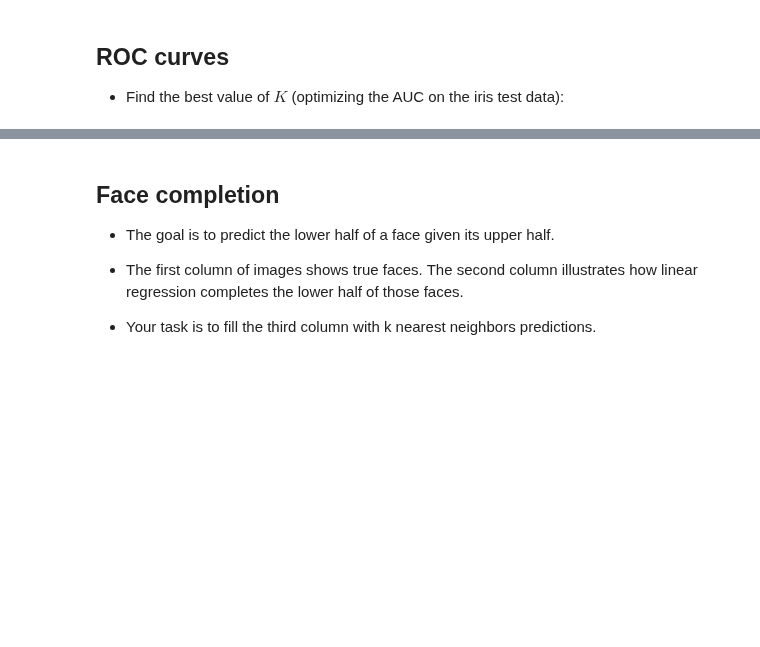
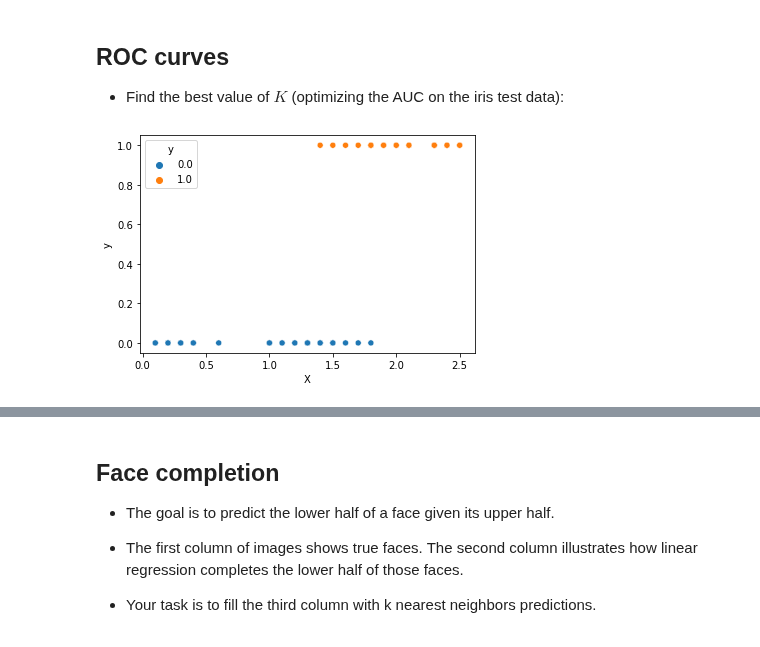
Before and after one commit to Heity94/01_DataScience_2021, a Jupyter notebook: Week_09/Homework9.ipynb, the cells around one changed output, grey strips where cells are left out. Cells and saved outputs as stored; diff of their text form; code cells hidden in the pictures; blank space fills up the shorter version.

```diff
--- a/Week_09/Homework9.ipynb
+++ b/Week_09/Homework9.ipynb
@@ -30,3 +31,11 @@ y = (iris["target"]==2).astype(np.int)
 
 # Split into training and test set
 X_train, X_test, y_train, y_test = train_test_split(X, y, test_size=0.5, random_state=42)
+# %%
+#Create df for scatterplot
+df_train = pd.DataFrame(np.concatenate((X_train, y_train.reshape(-1,1)), axis=1), columns=["X","y"])
+
+#Create plot with color coding
+sns.scatterplot(x="X", y="y", hue="y", data=df_train);
+# %% [output]
+[figure, added]
```
Also changed, not shown: parts of 14 cells of this notebook.
